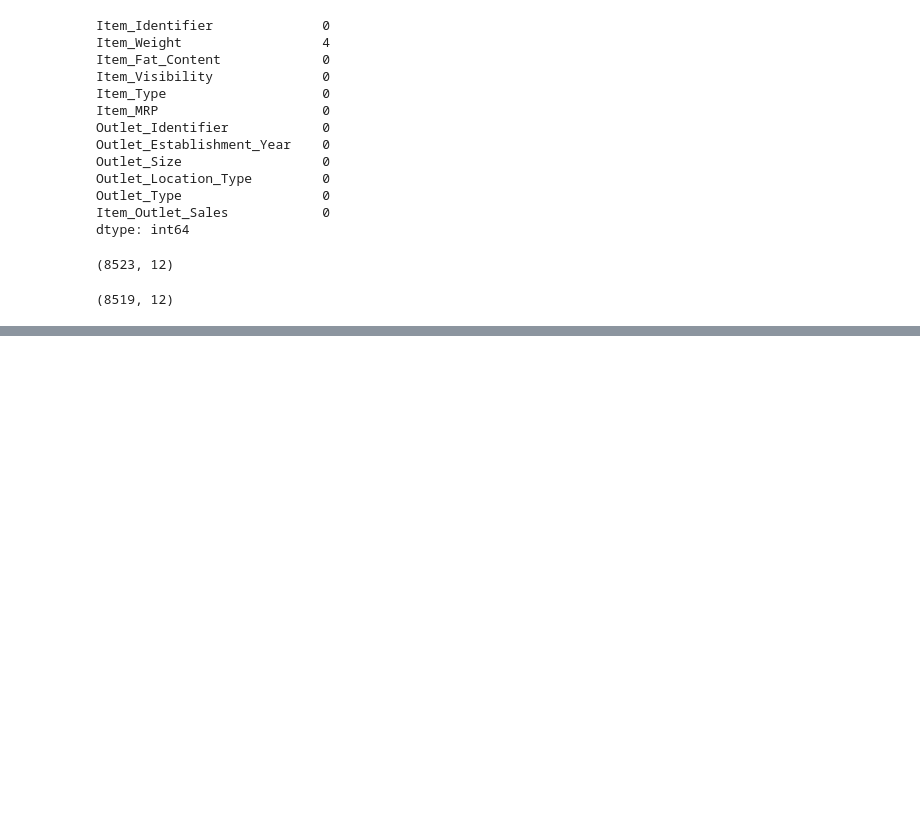
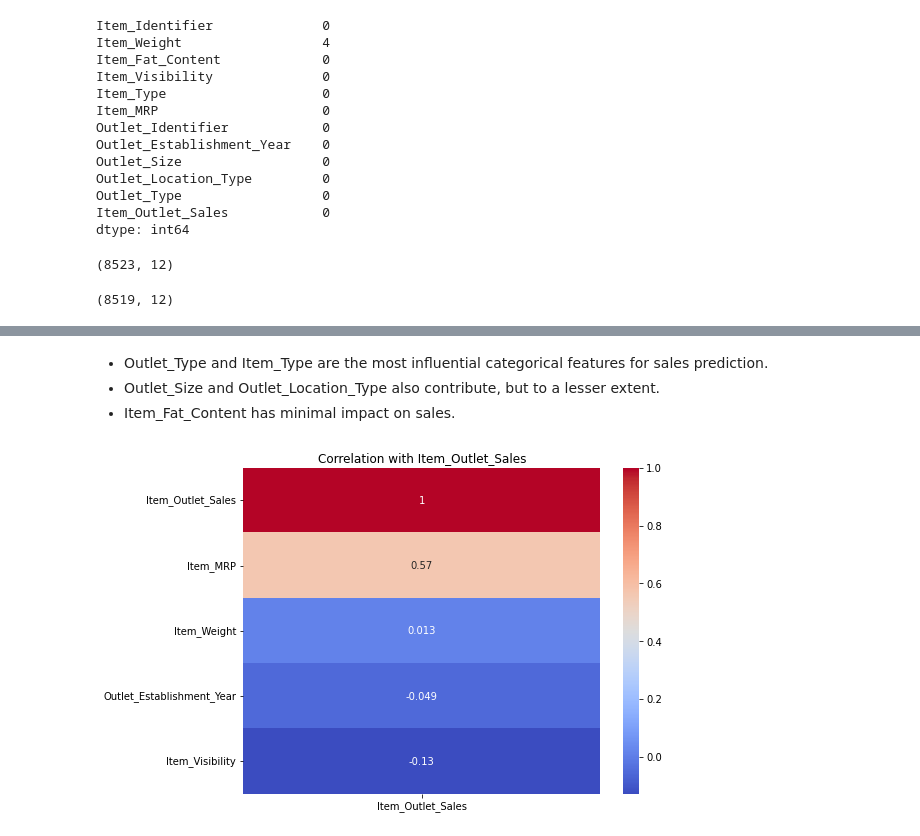
Before and after one commit to Chandrasekhar-narthu/Big-Mart-Sales-Prediction---Chandrasekhar, a Jupyter notebook: data_preprocessing.ipynb, the cells around one changed output, grey strips where cells are left out. Saved outputs shown, nothing was run; the diff lists cells and outputs as text; code cells hidden in the pictures; blank space fills up the shorter version.

```diff
--- a/data_preprocessing.ipynb
+++ b/data_preprocessing.ipynb
@@ -409,0 +536,11 @@ train_data.shape
+# %% [markdown]
+* Outlet_Type and Item_Type are the most influential categorical features for sales prediction.
+* Outlet_Size and Outlet_Location_Type also contribute, but to a lesser extent.
+* Item_Fat_Content has minimal impact on sales.
+# %%
+plt.figure(figsize=(8,6))
+sns.heatmap(df.corr()[['Item_Outlet_Sales']].sort_values(by='Item_Outlet_Sales', ascending=False), annot=True, cmap='coolwarm')
+plt.title('Correlation with Item_Outlet_Sales')
+plt.show()
+# %% [output]
+[figure, added]
```
Also changed, not shown: parts of 34 cells of this notebook, 1 other file.
